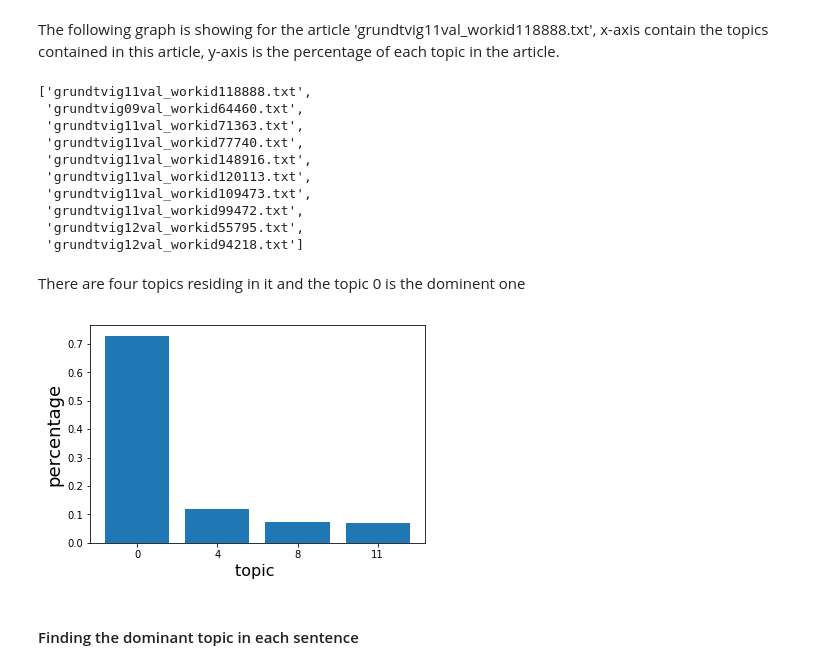
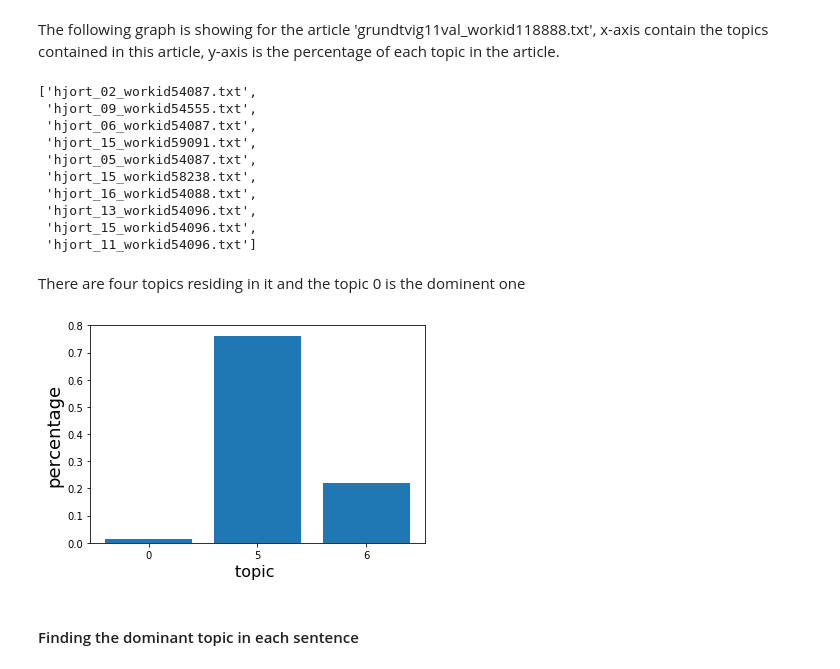
Before and after one commit to digitaltxtlab/CLEAR, a Jupyter notebook: notebook/Topic modelling.ipynb, the cells around one changed output. Saved outputs shown, nothing was run; the diff lists cells and outputs as text; code cells hidden in the pictures.

```diff
--- a/notebook/Topic modelling.ipynb
+++ b/notebook/Topic modelling.ipynb
@@ -129,7 +127,7 @@ def read_articles(articles):
 # %% [markdown]
 The code below read all the articles of Grundtvig and store them into data
 # %%
-author = "Gustaf Munch-Petersen"
+author = "Knud Hjortø"
 articles = creat_file_list(author)
 data = read_articles(articles)
 # %% [markdown]
@@ -311,22 +309,22 @@ The following graph is showing for the article 'grundtvig11val_workid118888.txt'
 #get the list of acticles we have
 articles[:10]
 # %% [output]
-['grundtvig11val_workid118888.txt',
- 'grundtvig09val_workid64460.txt',
- 'grundtvig11val_workid71363.txt',
- 'grundtvig11val_workid77740.txt',
- 'grundtvig11val_workid148916.txt',
- 'grundtvig11val_workid120113.txt',
- 'grundtvig11val_workid109473.txt',
- 'grundtvig11val_workid99472.txt',
- 'grundtvig12val_workid55795.txt',
- 'grundtvig12val_workid94218.txt']
+['hjort_02_workid54087.txt',
+ 'hjort_09_workid54555.txt',
+ 'hjort_06_workid54087.txt',
+ 'hjort_15_workid59091.txt',
+ 'hjort_05_workid54087.txt',
+ 'hjort_15_workid58238.txt',
+ 'hjort_16_workid54088.txt',
+ 'hjort_13_workid54096.txt',
+ 'hjort_15_workid54096.txt',
+ 'hjort_11_workid54096.txt']
 # %% [markdown]
 There are four topics residing in it and the topic 0 is the dominent one
 # %%
-visulize_topic_dist('grundtvig11val_workid118888.txt')
+visulize_topic_dist('hjort_11_workid54096.txt')
 # %% [output]
-[figure, old version]
+[figure, new version]
 # %% [markdown]
 #### Finding the dominant topic in each sentence
 # %% [markdown]
```
Also changed, not shown: parts of 7 cells of this notebook, 2 other files.
